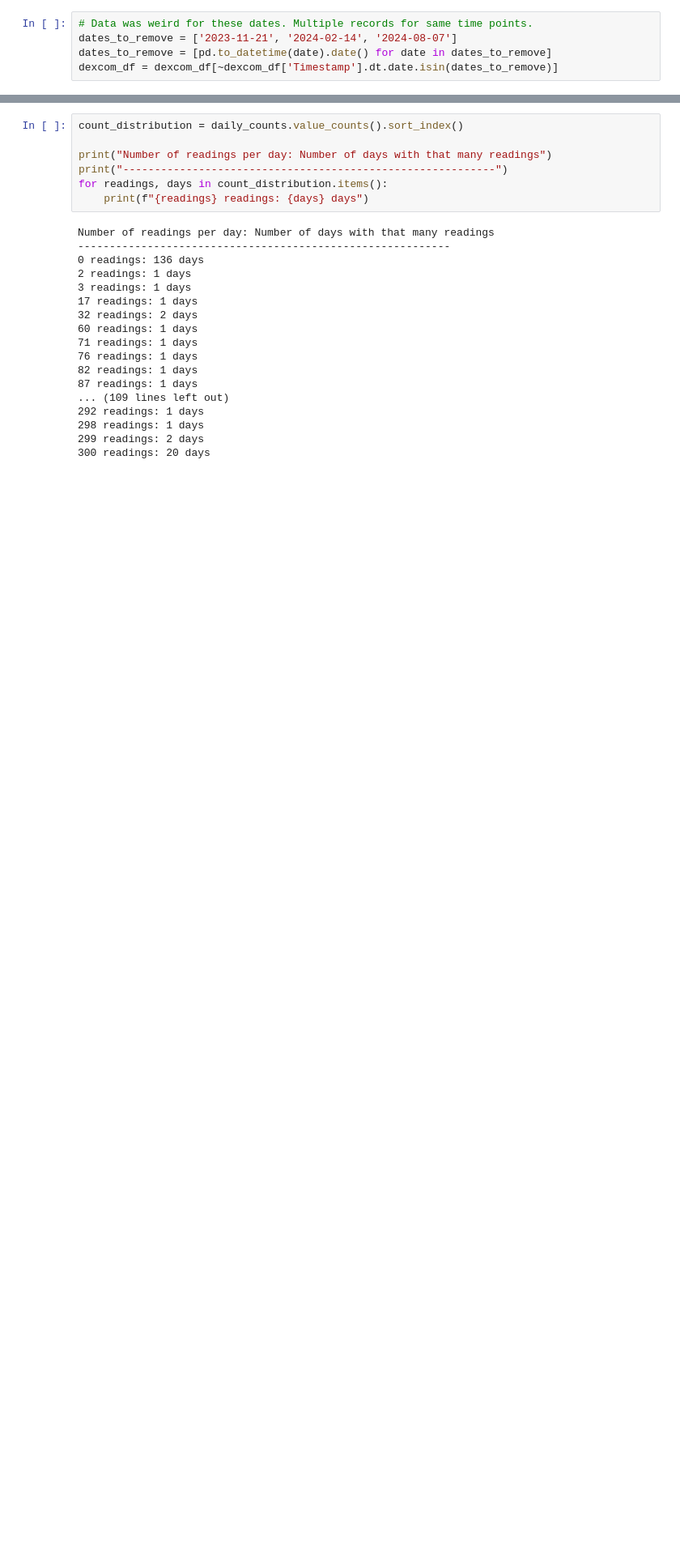
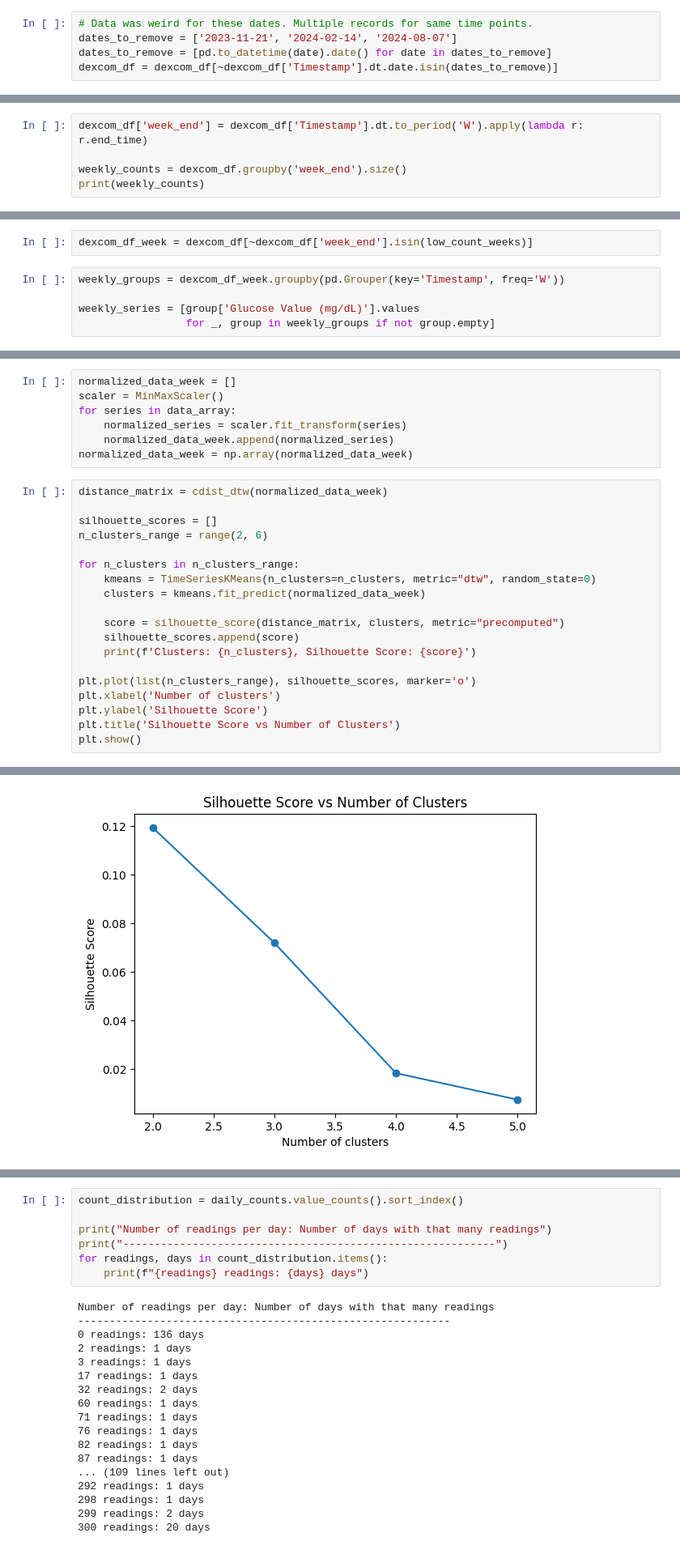
Before and after one commit to rjaisinghani99/blood_glucose_forecaster, a Jupyter notebook: Project_Milestone.ipynb, the cells around one changed output, grey strips where cells are left out. Shown at 81% size. Drawn from its saved outputs; the diff is of its cells as text; blank space fills up the shorter version.

Commit message:
finished clustering

```diff
--- a/Project_Milestone.ipynb
+++ b/Project_Milestone.ipynb
@@ -60,0 +72,5 @@ dexcom_df = dexcom_df[~dexcom_df['Timestamp'].dt.date.isin(dates_to_remove)]
+# %%
+dexcom_df['week_end'] = dexcom_df['Timestamp'].dt.to_period('W').apply(lambda r: r.end_time)
+
+weekly_counts = dexcom_df.groupby('week_end').size()
+print(weekly_counts)
@@ -60,0 +93,7 @@ dexcom_df = dexcom_df[~dexcom_df['Timestamp'].dt.date.isin(dates_to_remove)]
+# %%
+dexcom_df_week = dexcom_df[~dexcom_df['week_end'].isin(low_count_weeks)]
+# %%
+weekly_groups = dexcom_df_week.groupby(pd.Grouper(key='Timestamp', freq='W'))
+
+weekly_series = [group['Glucose Value (mg/dL)'].values
+                 for _, group in weekly_groups if not group.empty]
@@ -60,0 +114,27 @@ dexcom_df = dexcom_df[~dexcom_df['Timestamp'].dt.date.isin(dates_to_remove)]
+# %%
+normalized_data_week = []
+scaler = MinMaxScaler()
+for series in data_array:
+    normalized_series = scaler.fit_transform(series)
+    normalized_data_week.append(normalized_series)
+normalized_data_week = np.array(normalized_data_week)
+# %%
+distance_matrix = cdist_dtw(normalized_data_week)
+
+silhouette_scores = []
+n_clusters_range = range(2, 6)
+
+for n_clusters in n_clusters_range:
+    kmeans = TimeSeriesKMeans(n_clusters=n_clusters, metric="dtw", random_state=0)
+    clusters = kmeans.fit_predict(normalized_data_week)
+
+    score = silhouette_score(distance_matrix, clusters, metric="precomputed")
+    silhouette_scores.append(score)
+    print(f'Clusters: {n_clusters}, Silhouette Score: {score}')
+
+plt.plot(list(n_clusters_range), silhouette_scores, marker='o')
+plt.xlabel('Number of clusters')
+plt.ylabel('Silhouette Score')
+plt.title('Silhouette Score vs Number of Clusters')
+plt.show()
+# %% [output]
@@ -60,0 +145 @@ dexcom_df = dexcom_df[~dexcom_df['Timestamp'].dt.date.isin(dates_to_remove)]
+[figure, added]
```
Also changed, not shown: parts of 31 cells of this notebook.
